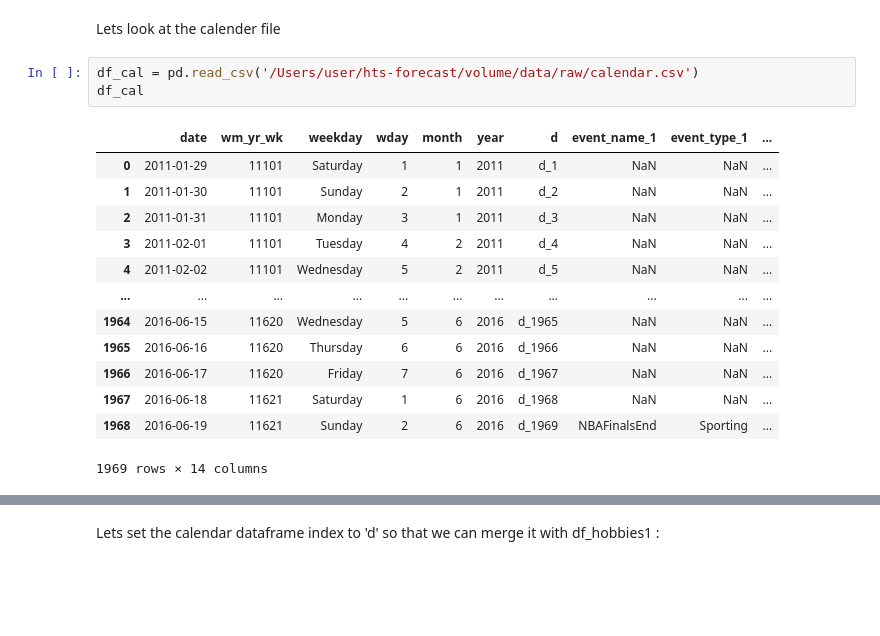
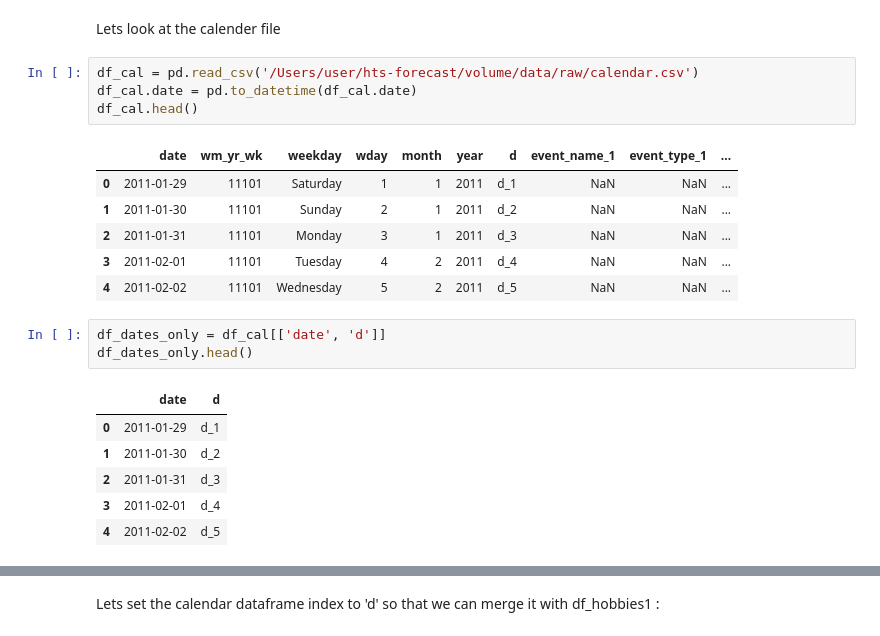
Before and after one commit to sithankanna/hts-forecast, a Jupyter notebook: notebooks/001-EK-EDA.ipynb, the cells around one changed output, grey strips where cells are left out. Drawn from its saved outputs; the diff is of its cells as text; blank space fills up the shorter version.

```diff
--- a/notebooks/001-EK-EDA.ipynb
+++ b/notebooks/001-EK-EDA.ipynb
@@ -220,18 +212,22 @@ df_hobbies1
 Lets look at the calender file
 # %%
 df_cal = pd.read_csv('/Users/user/hts-forecast/volume/data/raw/calendar.csv')
-df_cal
+df_cal.date = pd.to_datetime(df_cal.date)
+df_cal.head()
 # %% [output]
 |  | date | wm_yr_wk | weekday | wday | month | year | d | event_name_1 | event_type_1 | ... |
 | 0 | 2011-01-29 | 11101 | Saturday | 1 | 1 | 2011 | d_1 | NaN | NaN | ... |
 | 1 | 2011-01-30 | 11101 | Sunday | 2 | 1 | 2011 | d_2 | NaN | NaN | ... |
 | 2 | 2011-01-31 | 11101 | Monday | 3 | 1 | 2011 | d_3 | NaN | NaN | ... |
 | 3 | 2011-02-01 | 11101 | Tuesday | 4 | 2 | 2011 | d_4 | NaN | NaN | ... |
 | 4 | 2011-02-02 | 11101 | Wednesday | 5 | 2 | 2011 | d_5 | NaN | NaN | ... |
-| ... | ... | ... | ... | ... | ... | ... | ... | ... | ... | ... |
-| 1964 | 2016-06-15 | 11620 | Wednesday | 5 | 6 | 2016 | d_1965 | NaN | NaN | ... |
-| 1965 | 2016-06-16 | 11620 | Thursday | 6 | 6 | 2016 | d_1966 | NaN | NaN | ... |
-| 1966 | 2016-06-17 | 11620 | Friday | 7 | 6 | 2016 | d_1967 | NaN | NaN | ... |
-| 1967 | 2016-06-18 | 11621 | Saturday | 1 | 6 | 2016 | d_1968 | NaN | NaN | ... |
-| 1968 | 2016-06-19 | 11621 | Sunday | 2 | 6 | 2016 | d_1969 | NBAFinalsEnd | Sporting | ... |
-1969 rows × 14 columns
+# %%
+df_dates_only = df_cal[['date', 'd']]
+df_dates_only.head()
+# %% [output]
+|  | date | d |
+| 0 | 2011-01-29 | d_1 |
+| 1 | 2011-01-30 | d_2 |
+| 2 | 2011-01-31 | d_3 |
+| 3 | 2011-02-01 | d_4 |
+| 4 | 2011-02-02 | d_5 |
```
Also changed, not shown: parts of 9 cells of this notebook.
